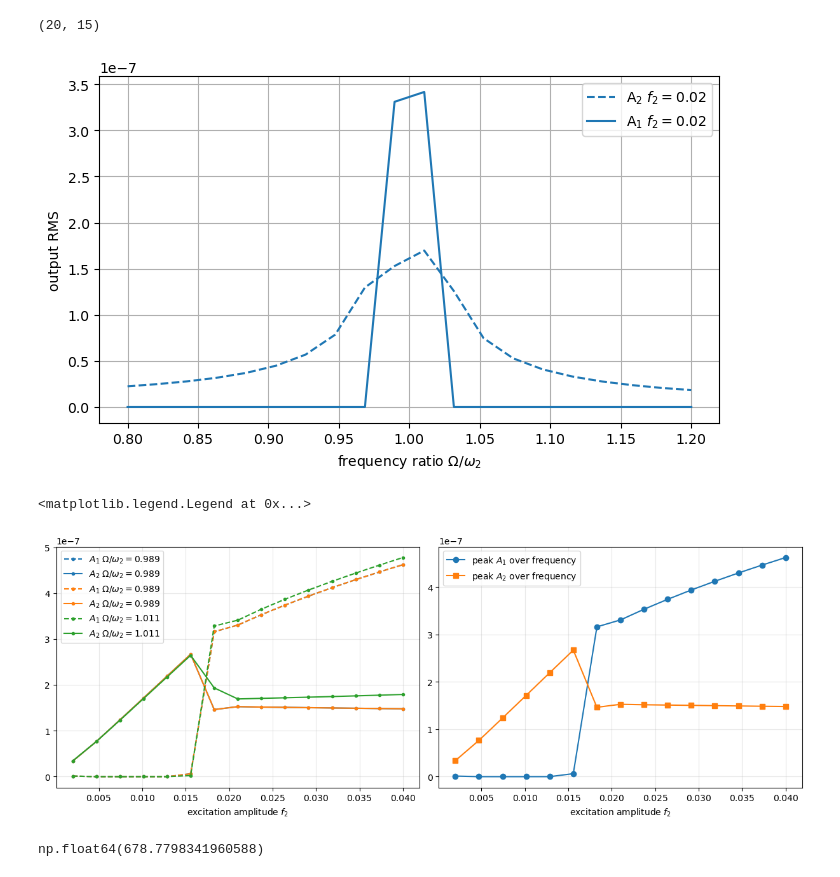
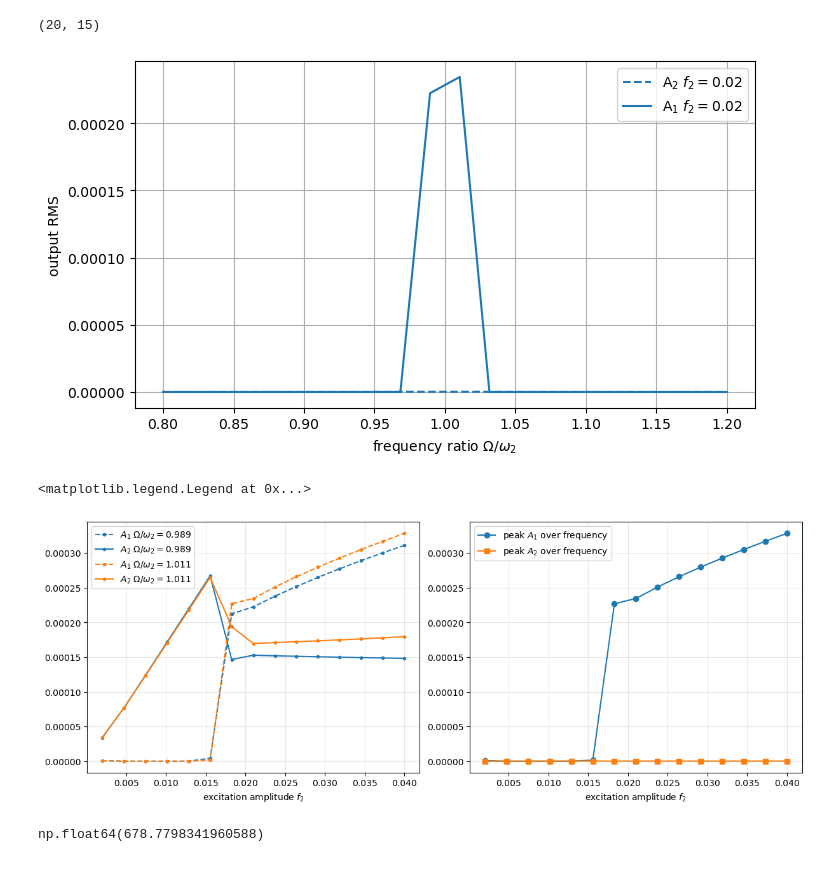
Before and after one commit to nimaet/Modeling, a Jupyter notebook: tasks/lowDof/Quadratic.ipynb, the cells around one changed output. Cells and saved outputs as stored; diff of their text form; code cells hidden in the pictures.

```diff
--- a/tasks/lowDof/Quadratic.ipynb
+++ b/tasks/lowDof/Quadratic.ipynb
@@ -488,7 +488,7 @@ def run_case_ivp(f2, omega_exc, y0=None):
     runtime = time.perf_counter() - t0
 
     mask = sol.t >= t_trans
-    u1 = sol.y[0]
+    u1 = sol.y[1]
     u2 = sol.y[2]
 
     a1_rms = np.sqrt(np.mean(u1[mask] ** 2))
@@ -606,33 +606,33 @@ plt.grid(True)
 plt.legend()
 plt.show()
 # %% [output]
-[figure, old version]
+[figure, new version]
 # %%
 
 # ---- Amplitude vs excitation amplitude study ----
 # 1) Fixed-frequency slices (near resonance).
-target_ratios = [0.98, 1.00, 1.02]
+target_ratios = [1.00, 1.02]
 idxs = [int(np.argmin(np.abs(freq_ratio_values - r))) for r in target_ratios]
 
 fig, axs = plt.subplots(1, 2, figsize=(12, 4.5), constrained_layout=True)
 for idx in idxs:
     r = freq_ratio_values[idx]
     l1, = axs[0].plot(f2_values, A1[idx, :], '.--', label=fr"$A_1 \; \Omega/\omega_2={r:.3f}$")
-    axs[0].plot(f2_values, A2[idx, :], '.-', color=l1.get_color(),label=fr"$A_2 \; \Omega/\omega_2={r:.3f}$")
+    axs[0].plot(f2_values, A2[idx, :]*1000, '.-', color=l1.get_color(),label=fr"$A_2 \; \Omega/\omega_2={r:.3f}$")
 
 axs[0].set_xlabel(r"excitation amplitude $f_2$")
 axs[0].grid(True, alpha=0.3)
 axs[0].legend()
 idx = idxs[1]  # index for ratio closest to 1.00
 
 axs[1].plot(f2_values, A1[idx, :], "-o", label=r"peak $A_1$ over frequency")
 axs[1].plot(f2_values, A2[idx, :], "-s", label=r"peak $A_2$ over frequency")
 axs[1].set_xlabel(r"excitation amplitude $f_2$")
 axs[1].grid(True, alpha=0.3)
 axs[1].legend()
 # %% [output]
 <matplotlib.legend.Legend at 0x...>
-[figure, old version]
+[figure, new version]
 # %%
 rom.sigma_r * 30e-3*9.8
 w1
```
Also changed, not shown: parts of 3 cells of this notebook, 11 other files.
